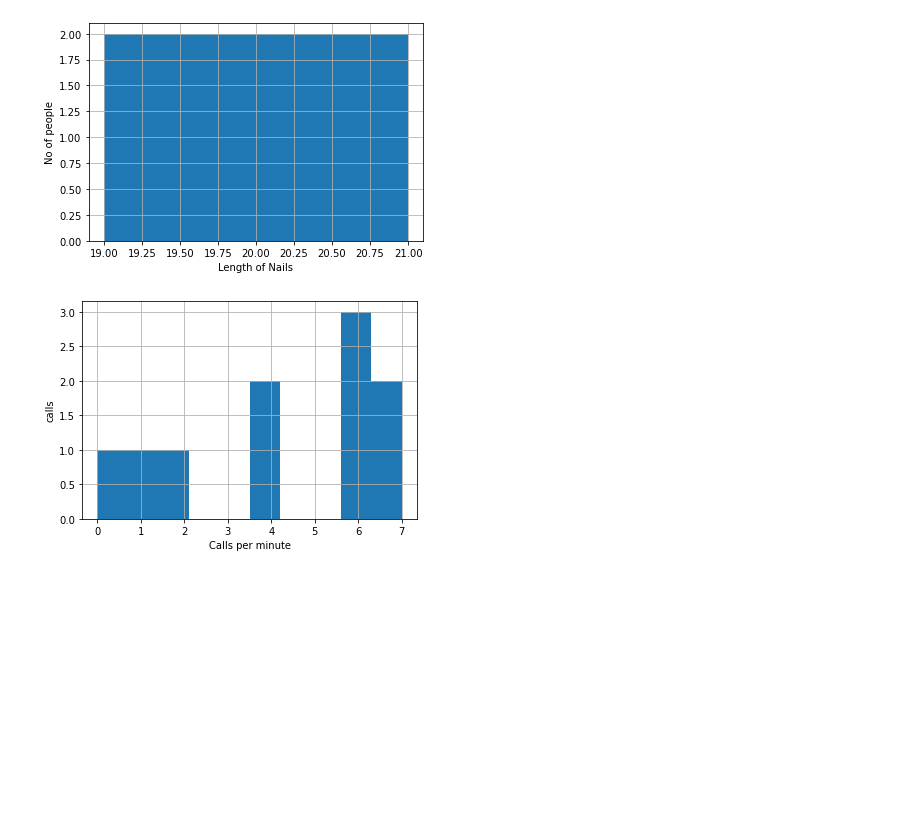
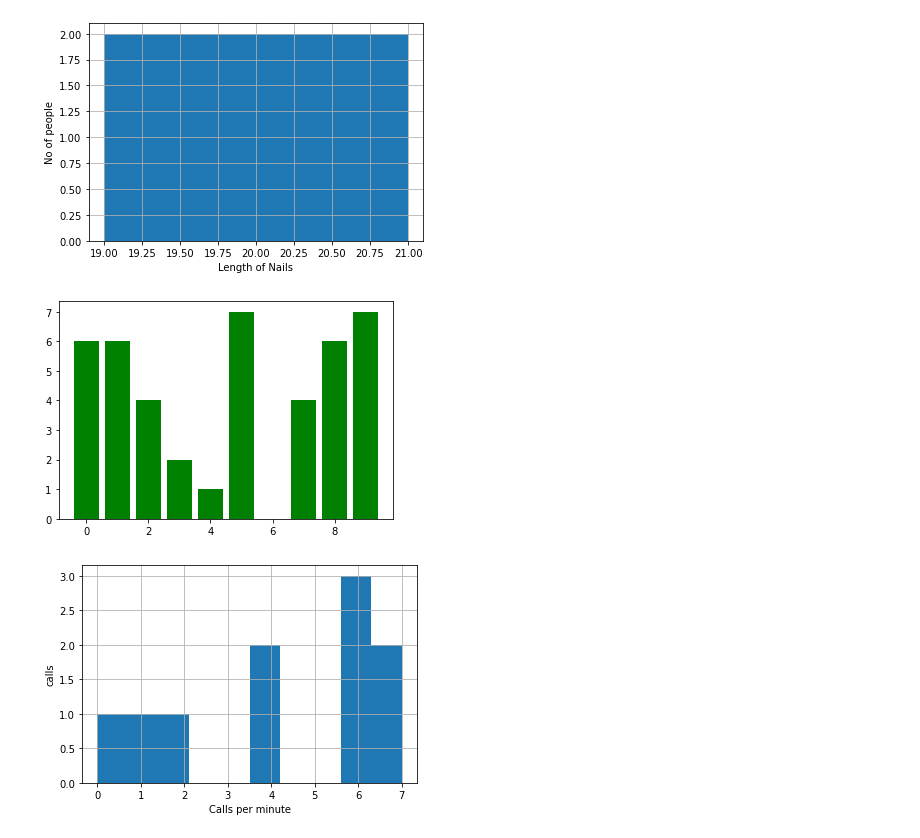
Before and after one commit to ChocolatePadmanaban/Solutions-For-Kreszig-Advanced-Engineering-Mathematics, a Jupyter notebook: Chapter 24 Data Analysis Probability Theory /Problem Set 24.1.ipynb, the cells around one changed output. Cells and saved outputs as stored; diff of their text form; code cells hidden in the pictures; blank space fills up the shorter version.

```diff
--- a/Chapter 24 Data Analysis Probability Theory /Problem Set 24.1.ipynb
+++ b/Chapter 24 Data Analysis Probability Theory /Problem Set 24.1.ipynb
@@ -19,4 +19,12 @@ plt.grid(True)
 plt.show()
 # %% [output]
 [figure]
+# %%
+#2    6 6 4 2 1 7 0 4 6 7 calls every minute
+#minute view
+calls_every_min = [6,6,4,2,1,7,0,4,6,7]
+plt.bar([_ for _ in range(len(calls_every_min))], calls_every_min, color='g')
+plt.show()
+# %% [output]
+[figure, added]
 # %%
```
Also changed, not shown: parts of 10 cells of this notebook.
